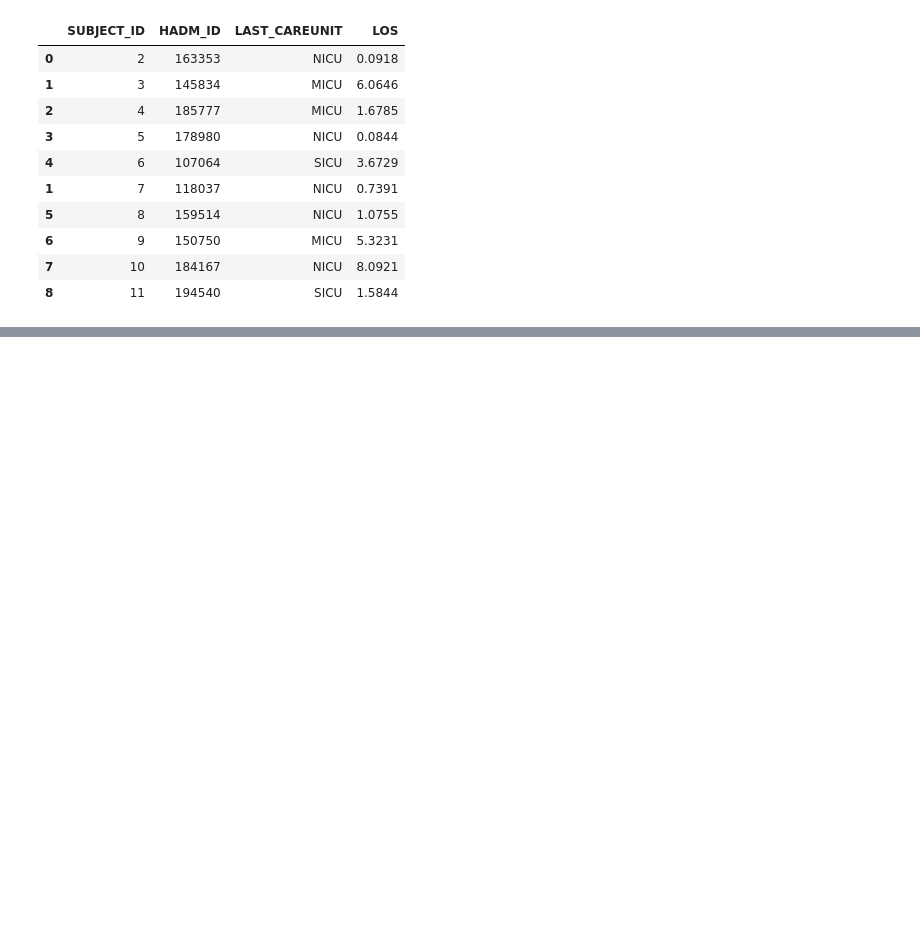
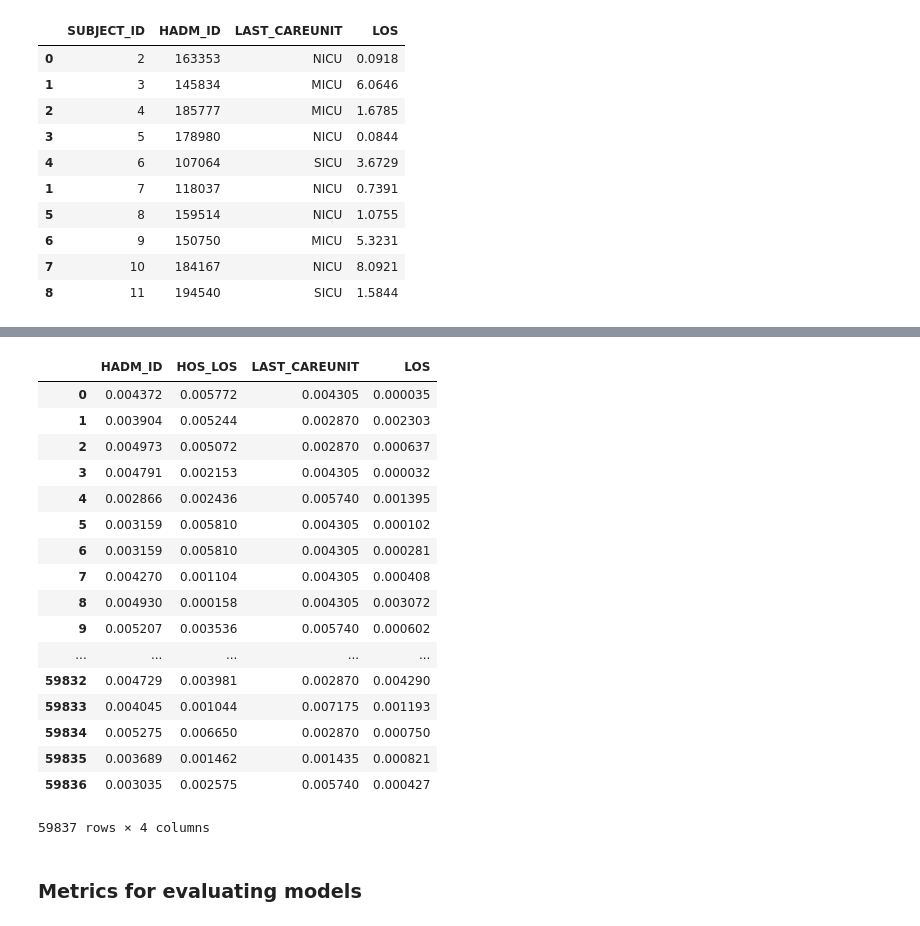
Before and after one commit to kevinmchu/BME590Final, a Jupyter notebook: Design matrix.ipynb, the cells around one changed output, grey strips where cells are left out. Cells and saved outputs as stored; diff of their text form; code cells hidden in the pictures; blank space fills up the shorter version.

Commit message:
normalized, changed categorical data, made train and test sets

```diff
--- a/Design matrix.ipynb
+++ b/Design matrix.ipynb
@@ -62,7 +62,7 @@ all_icustays.head()
 # Exclude patients who die during their 'first' visit
 
 one_admission_deaths = pd.read_sql("""SELECT SUBJECT_ID FROM admissions
-WHERE HOSPITAL_EXPIRE_FLAG IS TRUE
+WHERE HOSPITAL_EXPIRE_FLAG = 1
 GROUP BY SUBJECT_ID
 HAVING COUNT(SUBJECT_ID) = 1
 """, conn)
@@ -71,7 +71,7 @@ print(one_admission_deaths.shape[0])
 print(one_admission_deaths.head())
 
 one_admission_survivors = pd.read_sql("""SELECT SUBJECT_ID FROM admissions
-WHERE HOSPITAL_EXPIRE_FLAG IS FALSE
+WHERE HOSPITAL_EXPIRE_FLAG = 0
 GROUP BY SUBJECT_ID
 HAVING COUNT(SUBJECT_ID) = 1
 ORDER BY CAST(SUBJECT_ID AS UNSIGNED) ASC
@@ -299,0 +376,43 @@ print(truth_df.head())
+# %%
+from sklearn.preprocessing import LabelEncoder, normalize
+from sklearn import metrics
+from sklearn.model_selection import train_test_split
+
+design_mat = features_mat.merge(truth_df,how='inner',on="SUBJECT_ID")
+X = design_mat.iloc[:,1:-1]
+
+LCU = design_mat["LAST_CAREUNIT"]
+le = LabelEncoder() # categorical encoder
+LCU = le.fit_transform(LCU.astype(str))
+X['LAST_CAREUNIT'] = LCU
+X['LOS'] = pd.to_numeric(X['LOS']).fillna(0)
+
+# normalize feature values
+for i in list(X):
+    X[i] = normalize(X[i][:].values.reshape(-1,1),axis=0)
+
+# make train and test splits
+X_train, X_test, y_train, y_test = train_test_split(X, design_mat.iloc[:,-1],test_size = 0.33, random_state = 0)
+
+X
+# %% [output]
+|  | HADM_ID | HOS_LOS | LAST_CAREUNIT | LOS |
+| 0 | 0.004372 | 0.005772 | 0.004305 | 0.000035 |
+| 1 | 0.003904 | 0.005244 | 0.002870 | 0.002303 |
+| 2 | 0.004973 | 0.005072 | 0.002870 | 0.000637 |
+| 3 | 0.004791 | 0.002153 | 0.004305 | 0.000032 |
+| 4 | 0.002866 | 0.002436 | 0.005740 | 0.001395 |
+| 5 | 0.003159 | 0.005810 | 0.004305 | 0.000102 |
+| 6 | 0.003159 | 0.005810 | 0.004305 | 0.000281 |
+| 7 | 0.004270 | 0.001104 | 0.004305 | 0.000408 |
+| 8 | 0.004930 | 0.000158 | 0.004305 | 0.003072 |
+| 9 | 0.005207 | 0.003536 | 0.005740 | 0.000602 |
+| ... | ... | ... | ... | ... |
+| 59832 | 0.004729 | 0.003981 | 0.002870 | 0.004290 |
+| 59833 | 0.004045 | 0.001044 | 0.007175 | 0.001193 |
+| 59834 | 0.005275 | 0.006650 | 0.002870 | 0.000750 |
+| 59835 | 0.003689 | 0.001462 | 0.001435 | 0.000821 |
+| 59836 | 0.003035 | 0.002575 | 0.005740 | 0.000427 |
+59837 rows × 4 columns
+# %% [markdown]
+### Metrics for evaluating models
```
Also changed, not shown: parts of 8 cells of this notebook.
